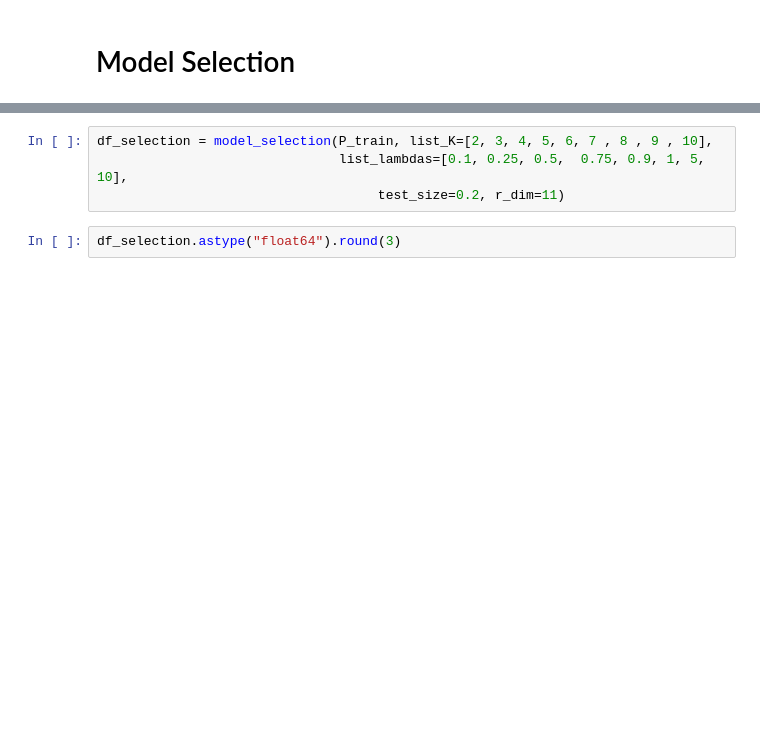
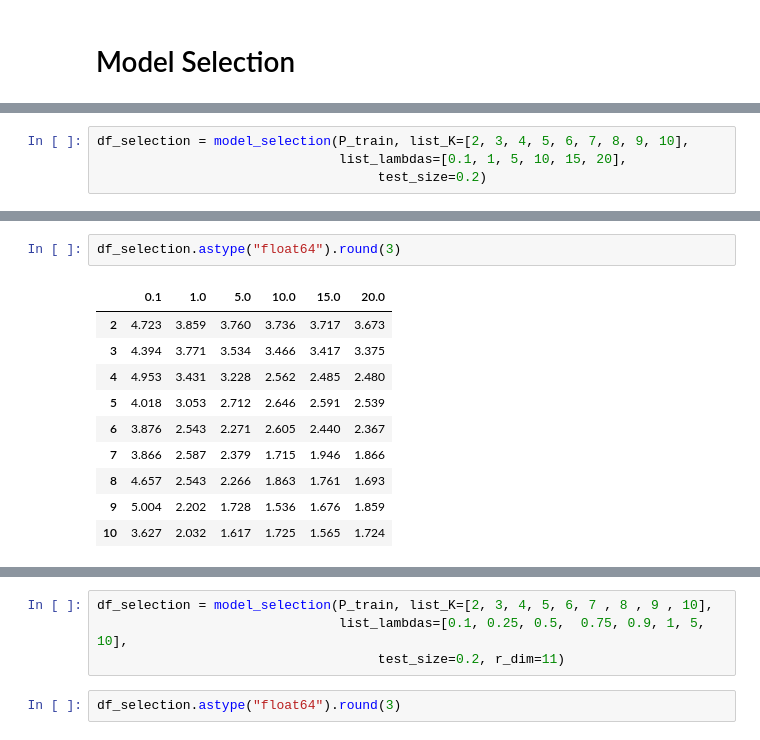
Before and after one commit to michael-allouche/dictionary-learning-RMM, a Jupyter notebook: DL-RMM.ipynb, the cells around one changed output, grey strips where cells are left out. Cells and saved outputs as stored; diff of their text form; blank space fills up the shorter version.

```diff
--- a/DL-RMM.ipynb
+++ b/DL-RMM.ipynb
@@ -252,3 +245,7 @@ plot_codings_lamb(dict_codings_K2, atom=1)
 IFrame("imgs/model_selection.pdf", width=600, height=600)
 # %% [output]
 [interactive output not drawn]
+# %%
+df_selection = model_selection(P_train, list_K=[2, 3, 4, 5, 6, 7, 8, 9, 10],
+                               list_lambdas=[0.1, 1, 5, 10, 15, 20],
+                                    test_size=0.2)
@@ -254,0 +287,13 @@ IFrame("imgs/model_selection.pdf", width=600, height=600)
+# %%
+df_selection.astype("float64").round(3)
+# %% [output]
+|  | 0.1 | 1.0 | 5.0 | 10.0 | 15.0 | 20.0 |
+| 2 | 4.723 | 3.859 | 3.760 | 3.736 | 3.717 | 3.673 |
+| 3 | 4.394 | 3.771 | 3.534 | 3.466 | 3.417 | 3.375 |
+| 4 | 4.953 | 3.431 | 3.228 | 2.562 | 2.485 | 2.480 |
+| 5 | 4.018 | 3.053 | 2.712 | 2.646 | 2.591 | 2.539 |
+| 6 | 3.876 | 2.543 | 2.271 | 2.605 | 2.440 | 2.367 |
+| 7 | 3.866 | 2.587 | 2.379 | 1.715 | 1.946 | 1.866 |
+| 8 | 4.657 | 2.543 | 2.266 | 1.863 | 1.761 | 1.693 |
+| 9 | 5.004 | 2.202 | 1.728 | 1.536 | 1.676 | 1.859 |
+| 10 | 3.627 | 2.032 | 1.617 | 1.725 | 1.565 | 1.724 |
```
Also changed, not shown: parts of 19 cells of this notebook, 5 other files.
